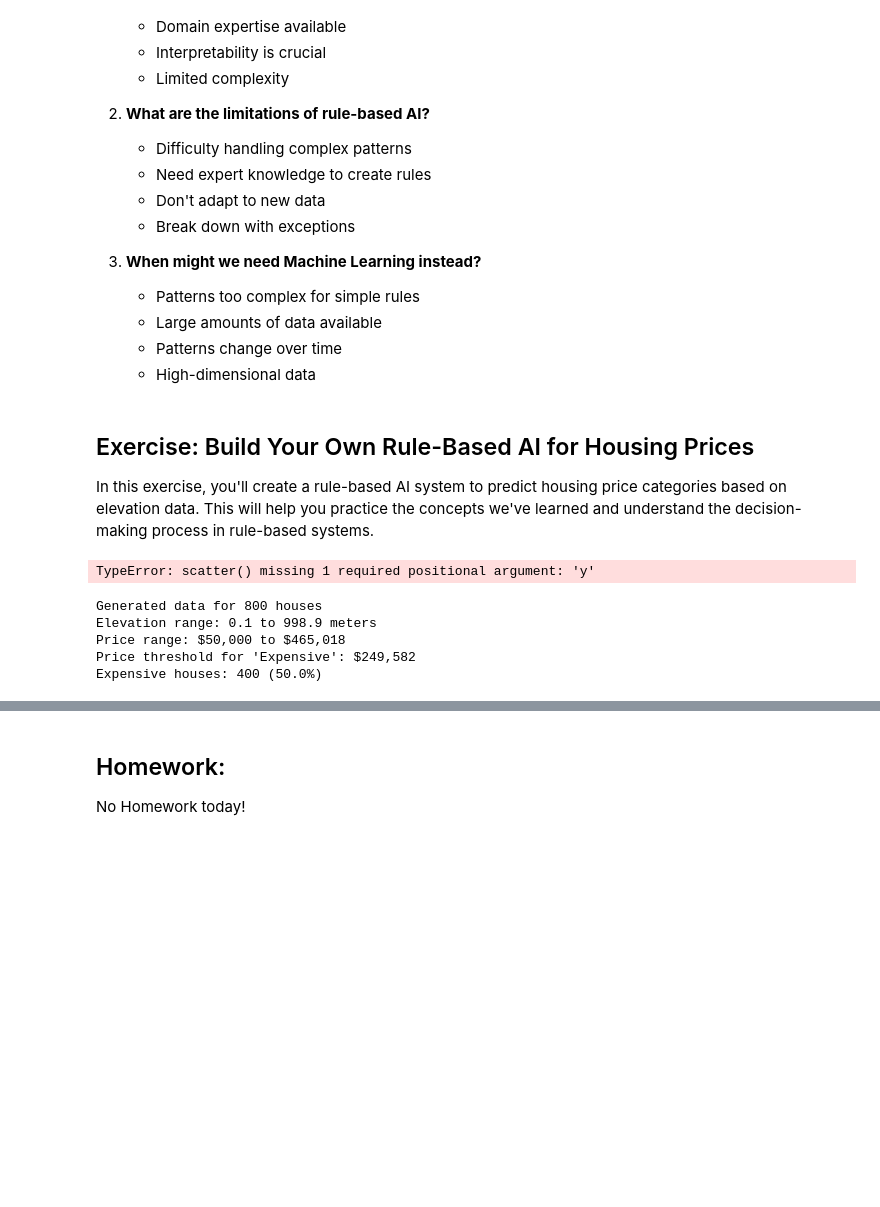
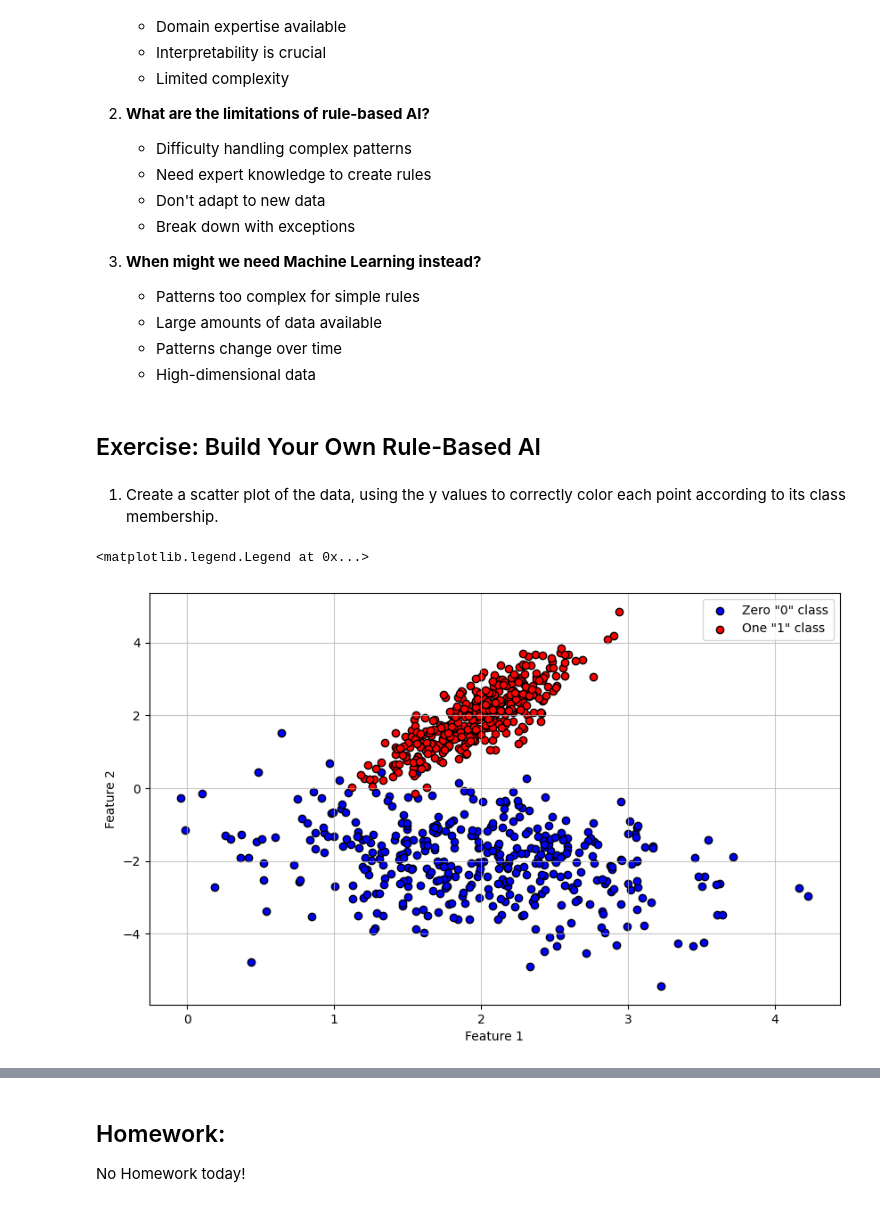
Before and after one commit to KubaJerz/VLab_AI_ML_Training, a Jupyter notebook: summer25-workshop/00AI_not_ML.ipynb, the cells around one changed output, grey strips where cells are left out. Saved outputs shown, nothing was run; the diff lists cells and outputs as text; code cells hidden in the pictures; blank space fills up the shorter version.

```diff
--- a/summer25-workshop/00AI_not_ML.ipynb
+++ b/summer25-workshop/00AI_not_ML.ipynb
@@ -700,55 +704,32 @@ What would you make the rule now?
    - Patterns change over time
    - High-dimensional data
 # %% [markdown]
-## Exercise: Build Your Own Rule-Based AI for Housing Prices
-
-In this exercise, you'll create a rule-based AI system to predict housing price categories based on elevation data. This will help you practice the concepts we've learned and understand the decision-making process in rule-based systems.
+## Exercise: Build Your Own Rule-Based AI
 # %%
 X, y = make_classification(
     n_samples=800,      # Total number of samples
-    n_features=1,        # Number of features (dimensions)
-    n_informative=1,     # Number of informative features
+    n_features=2,        # Number of features (dimensions)
+    n_informative=2,     # Number of informative features
     n_redundant=0,       # Number of redundant features
     n_classes=2,
     n_clusters_per_class=1,
     flip_y=0,            # Fraction of samples whose class is randomly exchanged
-    class_sep=3,         # Separation between the classes
+    class_sep=2,         # Separation between the classes
     hypercube=True,
     random_state=42
 )
+# %% [markdown]
+1. Create a scatter plot of the data, using the y values to correctly color each point according to its class membership.
 # %%
-""" plt.scatter(X) """
+zero_mask = (y == 0)
+
+plt.figure(figsize=(10,6))
+plt.scatter(X[zero_mask, 0] , X[zero_mask, 1], c='blue', edgecolors='k' , label='Zero "0" class')
+plt.scatter(X[~zero_mask, 0] , X[~zero_mask, 1], c='red', edgecolors='k' , label='One "1" class')
+plt.xlabel('Feature 1')
+plt.ylabel('Feature 2')
+plt.grid(alpha = 0.7)
+plt.legend()
 # %% [output]
-TypeError: scatter() missing 1 required positional argument: 'y'
+<matplotlib.legend.Legend at 0x...>
+[figure, added]
-# %%
-np.random.seed(123)  # For reproducible results
-
-# Create elevation data (in meters above sea level)
-n_houses = 800
-elevation = np.random.uniform(0, 1000, n_houses)  # 0 to 1000 meters
-
-# Create a realistic relationship: higher elevation = higher prices
-# Add some noise to make it more realistic
-base_price = 100000 + (elevation * 300)  # Base relationship
-noise = np.random.normal(0, 30000, n_houses)  # Add realistic variation
-house_prices = base_price + noise
-
-# Ensure no negative prices
-house_prices = np.maximum(house_prices, 50000)
-
-# Create binary classification: Expensive (1) vs Affordable (0)
-# Use median price as threshold
-price_threshold = np.median(house_prices)
-price_category = (house_prices > price_threshold).astype(int)
-
-print(f"Generated data for {n_houses} houses")
-print(f"Elevation range: {elevation.min():.1f} to {elevation.max():.1f} meters")
-print(f"Price range: ${house_prices.min():,.0f} to ${house_prices.max():,.0f}")
-print(f"Price threshold for 'Expensive': ${price_threshold:,.0f}")
-print(f"Expensive houses: {np.sum(price_category)} ({np.sum(price_category)/len(price_category)*100:.1f}%)")
-# %% [output]
-Generated data for 800 houses
-Elevation range: 0.1 to 998.9 meters
-Price range: $50,000 to $465,018
-Price threshold for 'Expensive': $249,582
-Expensive houses: 400 (50.0%)
```
Also changed, not shown: parts of 13 cells of this notebook.
